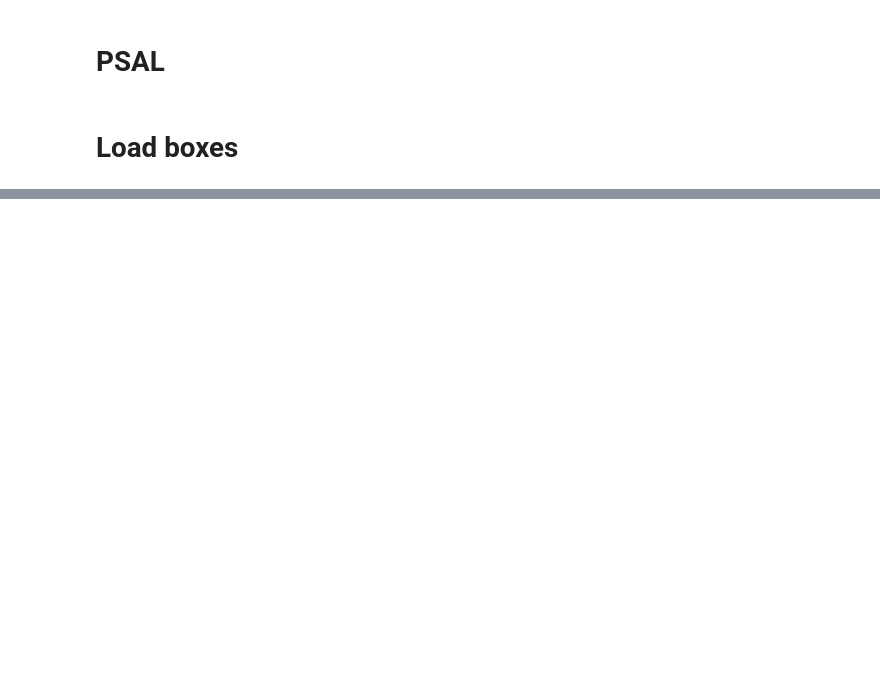
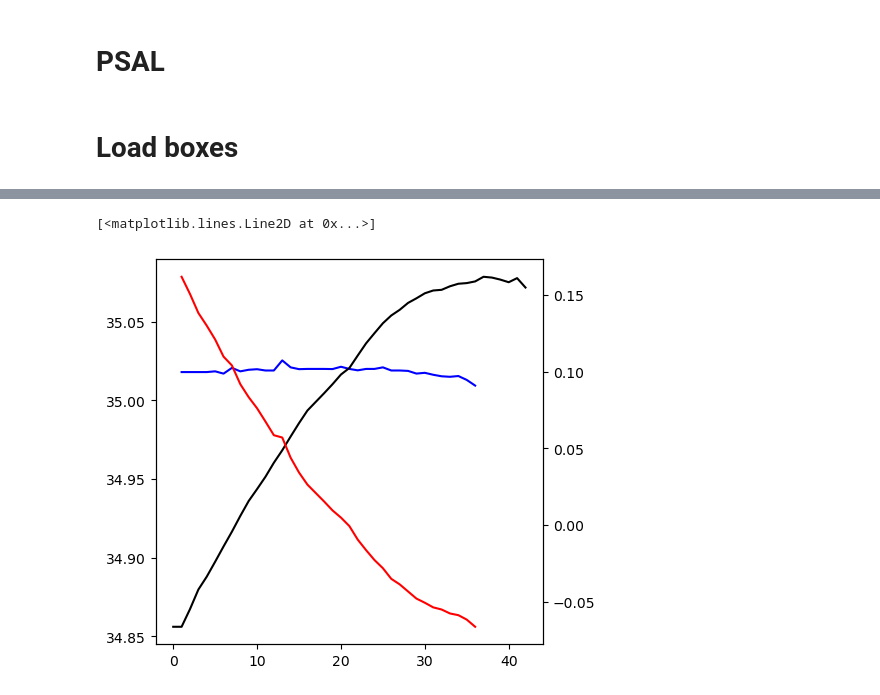
Before and after one commit to aprig/processing_arctic_data, a Jupyter notebook: process_data_level5_detrend_anomalies_psal.ipynb, the cells around one changed output, grey strips where cells are left out. Drawn from its saved outputs; the diff is of its cells as text; code cells hidden in the pictures; blank space fills up the shorter version.

Commit message:
Add files via upload
Add MEOP data

```diff
--- a/process_data_level5_detrend_anomalies_psal.ipynb
+++ b/process_data_level5_detrend_anomalies_psal.ipynb
@@ -383,0 +387,3 @@ Saved: /data0/user/aprigent/PROCESSED/level_5/psal_anomalies_detrended_relative_
+# %%
+ds_test = xr.open_dataset('/data0/user/aprigent/PROCESSED/level_4/psal_anomalies_relative_ISAS_barents_full_after_2005.nc')
+ds_test
@@ -383,0 +408,10 @@ Saved: /data0/user/aprigent/PROCESSED/level_5/psal_anomalies_detrended_relative_
+# %%
+f,ax = plt.subplots(1,1,figsize=[5,5])
+id_prof = 1006
+ax.plot(ds_test.salinity_QC[id_prof,:],color='blue')
+ax.plot(ds_test.salinity_clim[id_prof,:],color='black')
+ax1 = ax.twinx()
+ax1.plot(ds_test.salinity_QC_anom[id_prof,:],color='red')
+# %% [output]
+[<matplotlib.lines.Line2D at 0x...>]
+[figure, added]
```
Also changed, not shown: parts of 6 cells of this notebook, 8 other files.
